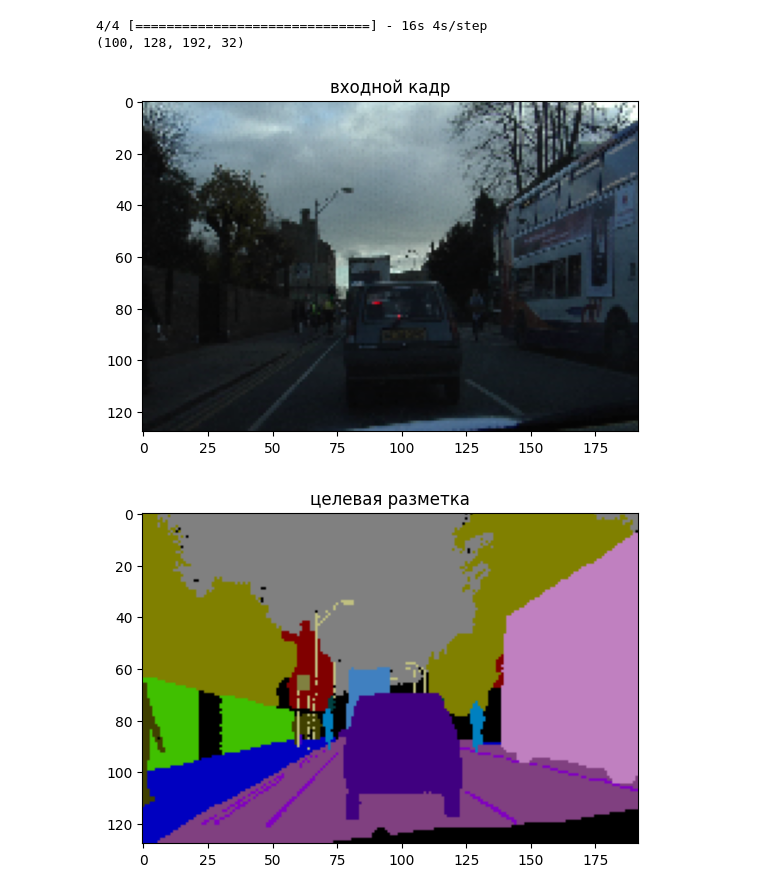
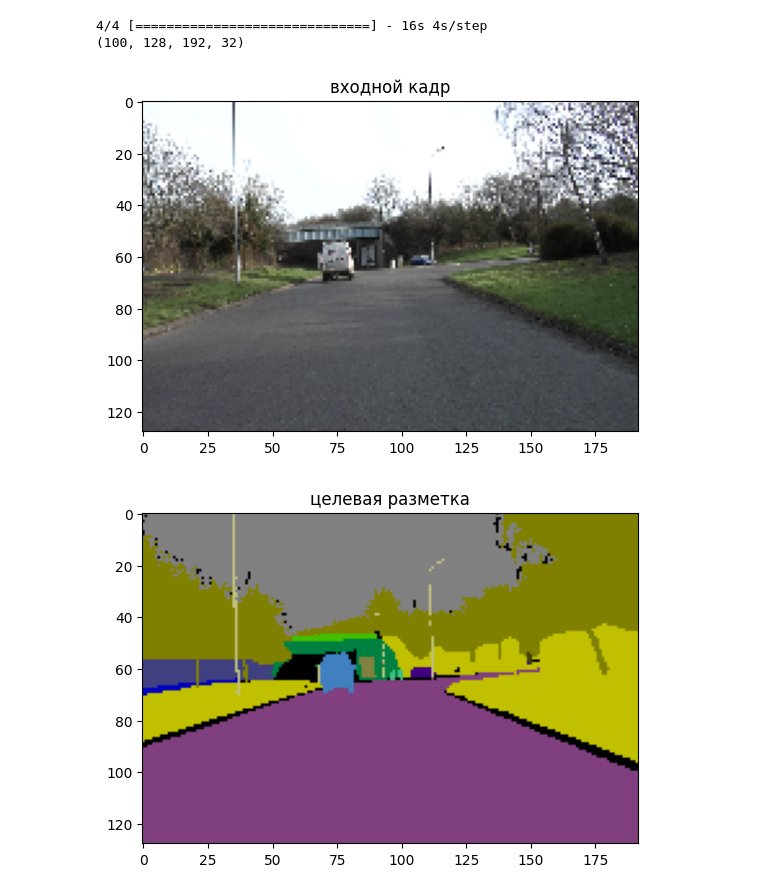
Before and after one commit to OkhotnikovVV/Education, a Jupyter notebook: GB/Quarter 05/Introduction to Neural Networks/Lesson 06/OVV_INN_HW_06.ipynb, the cells around one changed output. Saved outputs shown, nothing was run; the diff lists cells and outputs as text; code cells hidden in the pictures.

```diff
--- a/GB/Quarter 05/Introduction to Neural Networks/Lesson 06/OVV_INN_HW_06.ipynb
+++ b/GB/Quarter 05/Introduction to Neural Networks/Lesson 06/OVV_INN_HW_06.ipynb
@@ -241,7 +221,7 @@ from keras.layers import (Activation, Input, MaxPooling2D, BatchNormalization,
 from tensorflow.keras.utils import plot_model
 
 
-def unet_pre_train(num_classes=32, input_shape=(128, 162, 3)):
+def unet_pre_train(num_classes=32, input_shape=(128, 192, 3)):
     pre_trained_model = VGG16(input_shape=input_shape, include_top=False, weights='imagenet')
 
     for layer in pre_trained_model.layers[:-5]:
@@ -359,5 +339,5 @@ Trainable params: 4,726,240
 Non-trainable params: 7,638,976
 __________________________________________________________________________________________________
 # %%
-sample_image = X_test[1]
-sample_mask = y_test[1]
+sample_image = X_test[80]
+sample_mask = y_test[80]
@@ -402,7 +386,7 @@ show_predictions(model)
 # %%
-history = model.fit(preprocess_input(X_train), y_train,
-                      epochs=20,
-                      batch_size=10,
-                      validation_data=(preprocess_input(X_test), y_test),
+history = model.fit(X_train, y_train,
+                      epochs=2,
+                      #batch_size=30,
+                      #validation_data=(preprocess_input(X_test), y_test),
                       callbacks=[DisplayCallback(patience=5)])
 # %% [output]
@@ -430,22 +412,22 @@ print(pred.shape)
 4/4 [==============================] - 16s 4s/step
 (100, 128, 192, 32)
 # %%
-n = 1
-class_ = 17
+n = 10
+class_ = 16
 plt.imshow(val_images[n].convert('RGBA'))
 plt.title('входной кадр')
 plt.show()
 plt.imshow(val_masks[n].convert('RGBA'))
 plt.title('целевая разметка')
 plt.show()
 img = y_val[n][..., class_]
 plt.imshow(img)
 plt.title('целевая разметка класс: ' + str(class_))
 plt.show()
 img = pred[n][..., class_]
 plt.imshow(img)
 plt.title('предиктивная разметка класс: ' + str(class_))
 plt.show()
 # %% [output]
-[figure, old version]
+[figure, new version]
-[figure, old version]
+[figure, new version]
```
Also changed, not shown: parts of 10 cells of this notebook.
